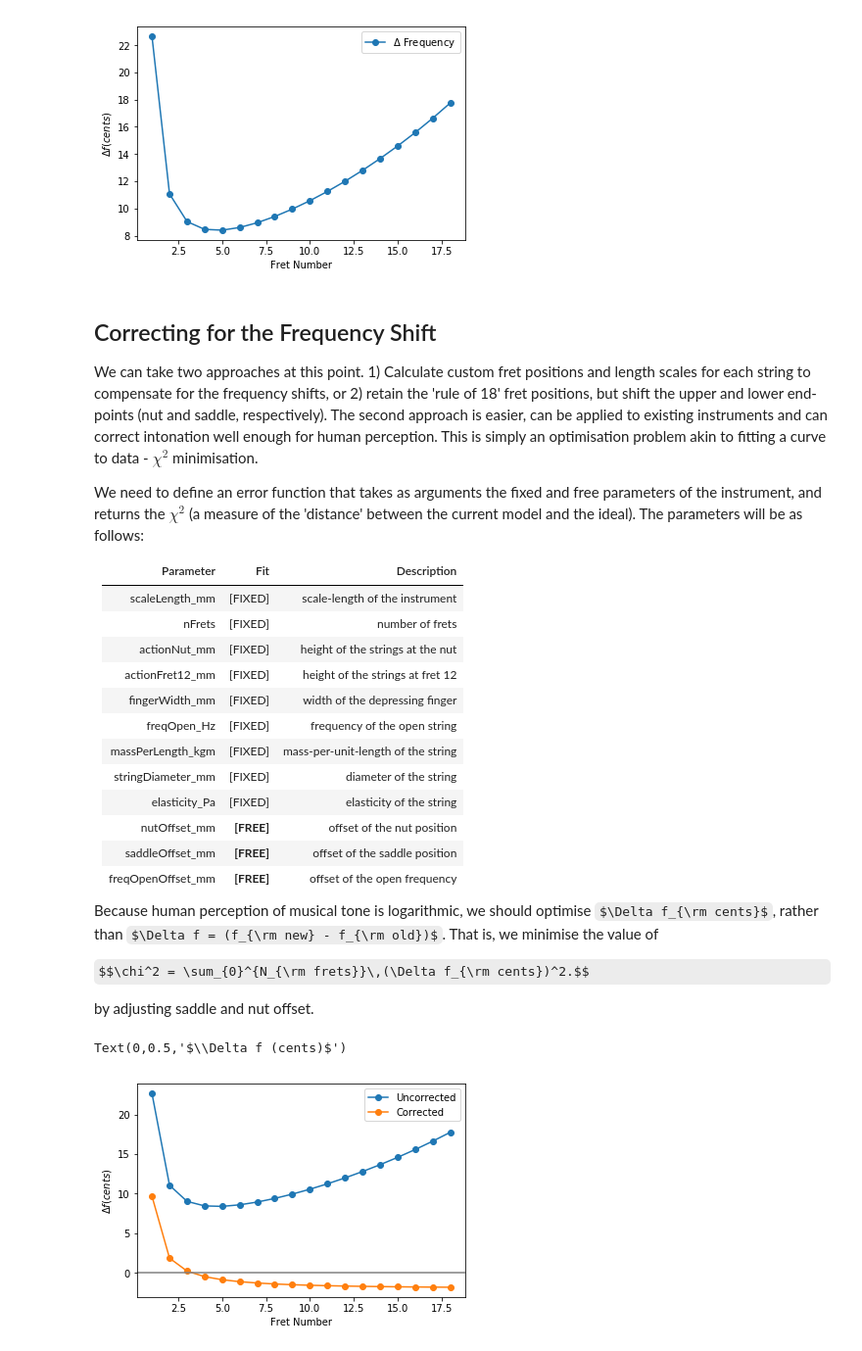
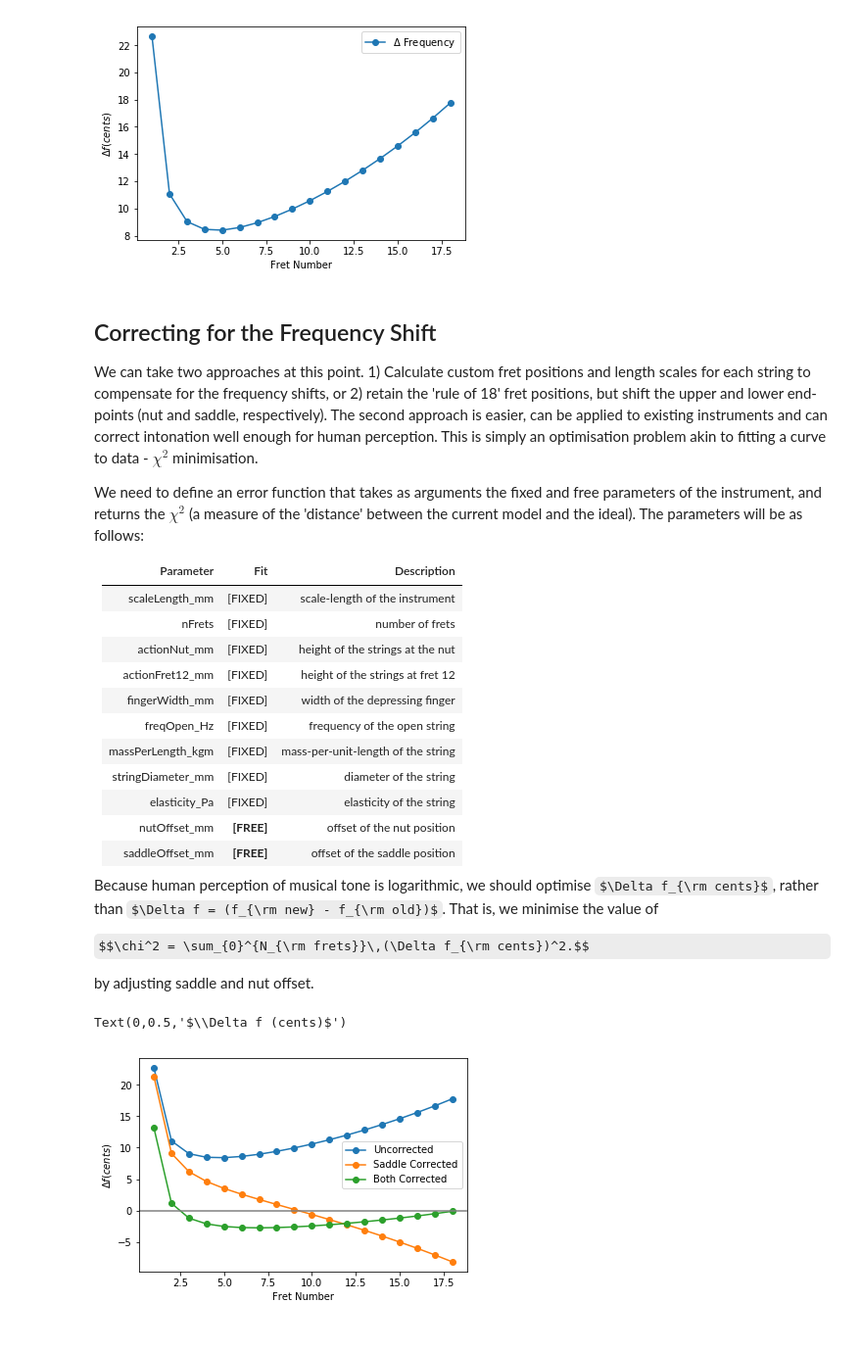
Before and after one commit to crpurcell/Fretboard_Compensation, a Jupyter notebook: Calculating_Fret_Layout.ipynb, the cells around one changed output. Shown at 98% size. Cells and saved outputs as stored; diff of their text form; code cells hidden in the pictures; some formulas as TeX source.

Commit message:
Remove open tuning offset.

```diff
--- a/Calculating_Fret_Layout.ipynb
+++ b/Calculating_Fret_Layout.ipynb
@@ -294,7 +294,6 @@ We need to define an error function that takes as arguments the fixed and free p
 | elasticity_Pa | [FIXED] | elasticity of the string |
 | nutOffset_mm | **[FREE]** | offset of the nut position |
 | saddleOffset_mm | **[FREE]** | offset of the saddle position |
-| freqOpenOffset_mm | **[FREE]** | offset of the open frequency |
 
 Because human perception of musical tone is logarithmic, we should optimise $\Delta f_{\rm cents}$, rather than $\Delta f = (f_{\rm new} - f_{\rm old})$. That is, we minimise the value of
 
@@ -304,7 +303,7 @@ by adjusting saddle and nut offset.
 # %%
 # Function to 'model' frequency offset of a fretted string
 def model(scaleLength_mm, nFrets, actionNut_mm, actionFret12_mm, fingerWidth_mm, freqOpen_Hz,
-          massPerLength_kgm, stringDiameter_mm, elasticity_Pa, nutOffset_mm, saddleOffset_mm, freqOpenOffset_Hz):
+          massPerLength_kgm, stringDiameter_mm, elasticity_Pa, nutOffset_mm, saddleOffset_mm):
 
     # Ideal instrument, without offsets
     distNutIdealArr_mm, vibeLenIdealArr_mm, freqIdealArr_Hz = \
@@ -312,24 +311,21 @@ def model(scaleLength_mm, nFrets, actionNut_mm, actionFret12_mm, fingerWidth_mm,
 
     # Instrument with nut offset
     distNutOffArr_mm = distNutIdealArr_mm.copy()
-    distNutOffArr_mm[1:] += nutOffset_mm     # Nut offset increases distance nut-to-1st-fret
+    distNutOffArr_mm[1:] += nutOffset_mm     # Nut offset increases distance nut->frets
     vibeLenOffArr_mm = vibeLenIdealArr_mm.copy()
     vibeLenOffArr_mm[0] += nutOffset_mm      # Nut offset increases length of open string only
     vibeLenOffArr_mm += saddleOffset_mm      # Saddle offset increases length of all positions
     openLength_mm = vibeLenOffArr_mm[0]
-
-    # Calculate the frequencies for ideal frets
-    freqArr_Hz = calc_freqs_from_lengths(vibeLenOffArr_mm, freqOpen_Hz)
 
     # Calculate the deflected length
     stringDeflArr_mm = calculate_fretted_length(distNutOffArr_mm, actionNut_mm, actionFret12_mm,
                                                 fingerWidth_mm, saddleOffset_mm)
 
     # Fractional frequency change
-    freqOpen_Hz += freqOpenOffset_Hz
     freqFrac = calc_delta_freq(freqOpen_Hz, openLength_mm, massPerLength_kgm, stringDiameter_mm, deltaL_mm)
 
     # Calculate the absolute change in frequency
+    freqArr_Hz = calc_freqs_from_lengths(vibeLenOffArr_mm, freqOpen_Hz)
     deltaF_Hz = freqFrac * freqArr_Hz[1:]
 
     # Calculate the new frequency array
@@ -344,19 +340,24 @@ def model(scaleLength_mm, nFrets, actionNut_mm, actionFret12_mm, fingerWidth_mm,
 # Call the model to check it works
 centArr = model(scaleLength_mm, nFrets, actionNut_mm, actionFret12_mm, fingerWidth_mm, freqOpen_Hz,
                 massPerLength_kgm, stringDiameter_mm, elasticity_Pa,
-                nutOffset_mm=0.0, saddleOffset_mm=0.0, freqOpenOffset_Hz=0.0)
+                nutOffset_mm=0.0, saddleOffset_mm=0.0)
 
-centOffArr = model(scaleLength_mm, nFrets, actionNut_mm, actionFret12_mm, fingerWidth_mm, freqOpen_Hz,
+centSadArr = model(scaleLength_mm, nFrets, actionNut_mm, actionFret12_mm, fingerWidth_mm, freqOpen_Hz,
                 massPerLength_kgm, stringDiameter_mm, elasticity_Pa,
-                nutOffset_mm=-1.0, saddleOffset_mm=1.0, freqOpenOffset_Hz=110.0)
+                nutOffset_mm=0.0, saddleOffset_mm=3.0)
+
+centBothArr = model(scaleLength_mm, nFrets, actionNut_mm, actionFret12_mm, fingerWidth_mm, freqOpen_Hz,
+                massPerLength_kgm, stringDiameter_mm, elasticity_Pa,
+                nutOffset_mm=-2.0, saddleOffset_mm=1.0)
 # %%
 # Plot the frequency increase in cents
 plt.plot(fretNumArr, centArr[1:], marker="o", label="Uncorrected")
-plt.plot(fretNumArr, centOffArr[1:], marker="o", label="Corrected")
+plt.plot(fretNumArr, centSadArr[1:], marker="o", label="Saddle Corrected")
+plt.plot(fretNumArr, centBothArr[1:], marker="o", label="Both Corrected")
 plt.axhline(color="grey")
 leg = plt.legend()
 plt.xlabel("Fret Number")
 plt.ylabel("$\Delta f (cents)$")
 # %% [output]
 Text(0,0.5,'$\\Delta f (cents)$')
-[figure, old version]
+[figure, new version]
```
